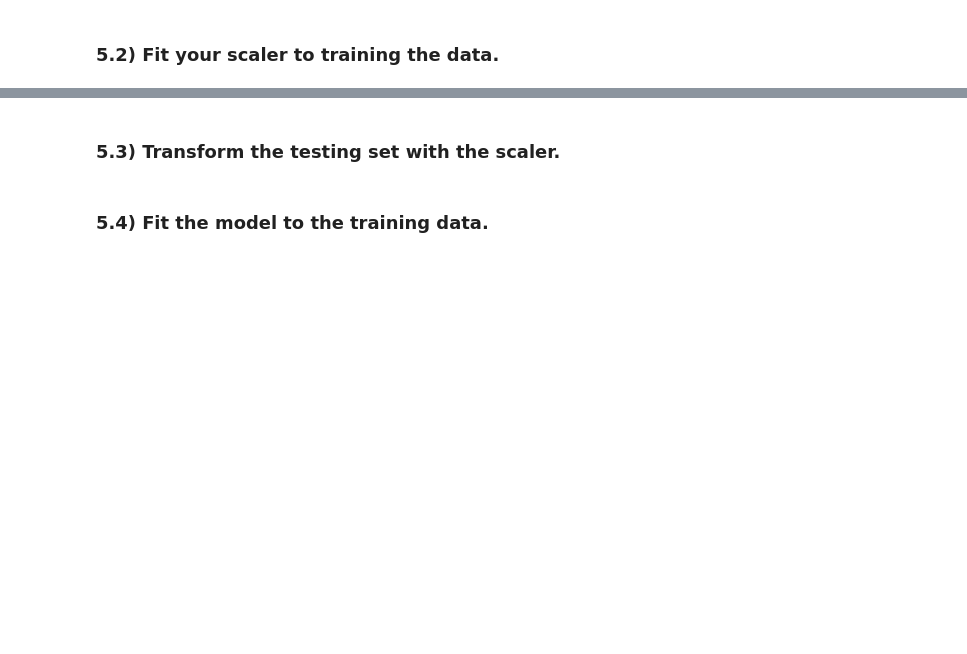
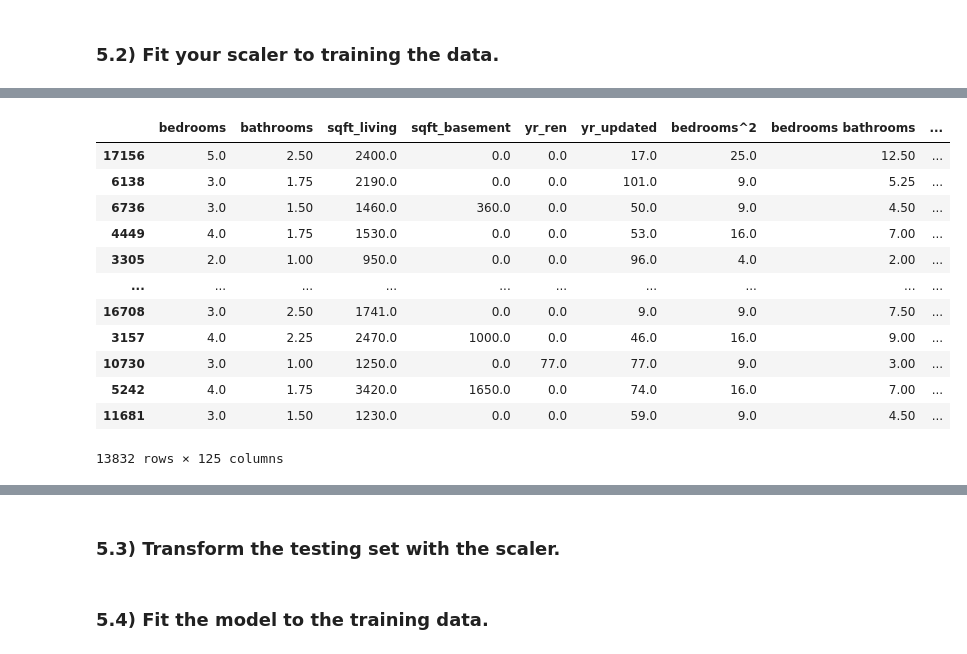
Before and after one commit to Astroraf/Housing_Predictions_Model, a Jupyter notebook: working_notebooks/play_bakeoff_modeling_process.ipynb, the cells around one changed output, grey strips where cells are left out. Cells and saved outputs as stored; diff of their text form; code cells hidden in the pictures; blank space fills up the shorter version.

```diff
--- a/working_notebooks/play_bakeoff_modeling_process.ipynb
+++ b/working_notebooks/play_bakeoff_modeling_process.ipynb
@@ -561,4 +620,20 @@ hf.shape
 # %%
-X_train, X_test, y_train, y_test = train_test_split(hf, target, random_state=34,test_size=0.2)
+X_train, X_test, y_train, y_test = train_test_split(poly_df, target, random_state=34,test_size=0.2)
+# %%
+X_train
+# %% [output]
+|  | bedrooms | bathrooms | sqft_living | sqft_basement | yr_ren | yr_updated | bedrooms^2 | bedrooms bathrooms | ... |
+| 17156 | 5.0 | 2.50 | 2400.0 | 0.0 | 0.0 | 17.0 | 25.0 | 12.50 | ... |
+| 6138 | 3.0 | 1.75 | 2190.0 | 0.0 | 0.0 | 101.0 | 9.0 | 5.25 | ... |
+| 6736 | 3.0 | 1.50 | 1460.0 | 360.0 | 0.0 | 50.0 | 9.0 | 4.50 | ... |
+| 4449 | 4.0 | 1.75 | 1530.0 | 0.0 | 0.0 | 53.0 | 16.0 | 7.00 | ... |
+| 3305 | 2.0 | 1.00 | 950.0 | 0.0 | 0.0 | 96.0 | 4.0 | 2.00 | ... |
+| ... | ... | ... | ... | ... | ... | ... | ... | ... | ... |
+| 16708 | 3.0 | 2.50 | 1741.0 | 0.0 | 0.0 | 9.0 | 9.0 | 7.50 | ... |
+| 3157 | 4.0 | 2.25 | 2470.0 | 1000.0 | 0.0 | 46.0 | 16.0 | 9.00 | ... |
+| 10730 | 3.0 | 1.00 | 1250.0 | 0.0 | 77.0 | 77.0 | 9.0 | 3.00 | ... |
+| 5242 | 4.0 | 1.75 | 3420.0 | 1650.0 | 0.0 | 74.0 | 16.0 | 7.00 | ... |
+| 11681 | 3.0 | 1.50 | 1230.0 | 0.0 | 0.0 | 59.0 | 9.0 | 4.50 | ... |
+13832 rows × 125 columns
 # %%
 X_train.select_dtypes(include=["number"]).columns
```
Also changed, not shown: parts of 21 cells of this notebook, 4 other files.
